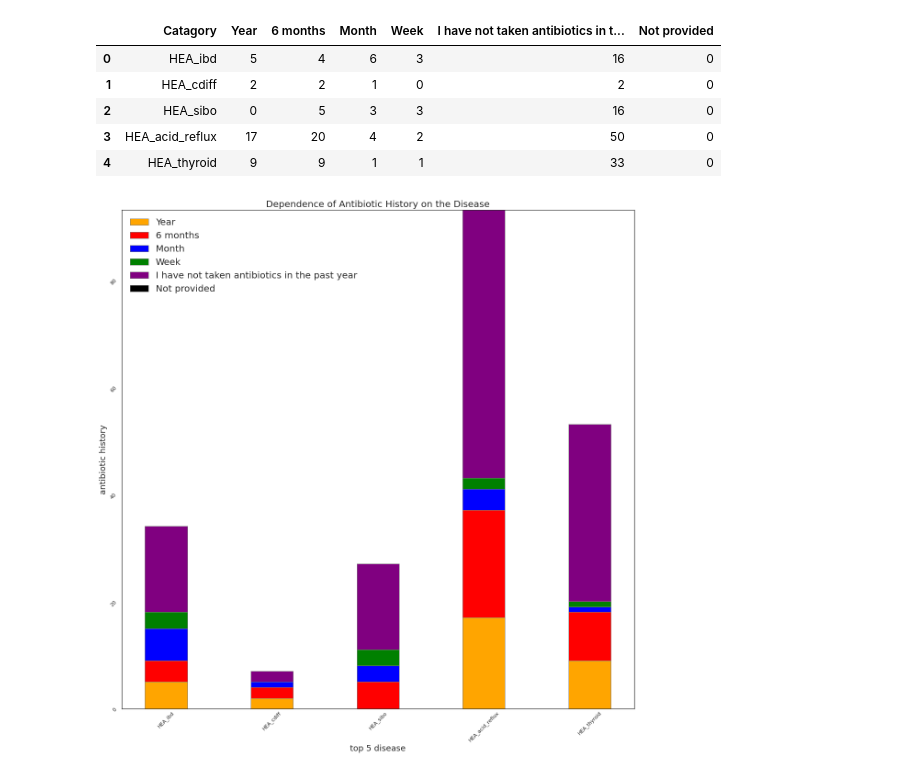
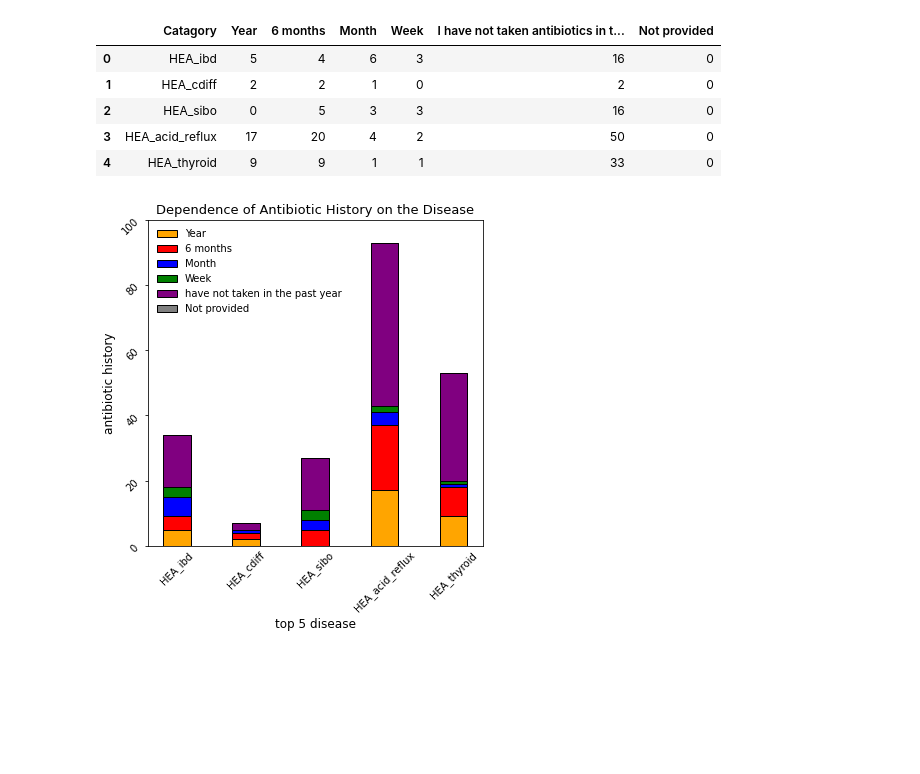
Before and after one commit to annawet/Poop-Power, a Jupyter notebook: w11_poop_visualization.ipynb, the cells around one changed output. Saved outputs shown, nothing was run; the diff lists cells and outputs as text; code cells hidden in the pictures; blank space fills up the shorter version.

```diff
--- a/w11_poop_visualization.ipynb
+++ b/w11_poop_visualization.ipynb
@@ -165,28 +166,29 @@ df
 # %%
 x = df['Catagory']
 y1 = df['Year']
 y2 = df['6 months']
 y3 =df['Month']
 y4 =df['Week']
 y5 =df['I have not taken antibiotics in the past year.']
 y6 =df['Not provided']
-plt.figure(figsize=(20, 20))
-plt.bar(x,y1,width=0.4,label='Year',color='orange',edgecolor='grey')
-plt.bar(x,y2,width=0.4,bottom=y1,label='6 months',color='red',edgecolor='grey')
-plt.bar(x,y3,width=0.4,bottom=y1+y2,label='Month',color='blue',edgecolor='grey')
-plt.bar(x,y4,width=0.4,bottom=y1+y2+y3,label='Week',color='green',edgecolor='grey')
-plt.bar(x,y5,width=0.4,bottom=y1+y2+y3+y4,label='I have not taken antibiotics in the past year',color='purple',edgecolor='grey')
-plt.bar(x,y6,width=0.4,bottom=y1+y2+y3+y4+y5,label='Not provided',color='black',edgecolor='grey')
+plt.figure(figsize=(6, 6))
+plt.bar(x,y1,width=0.4,label='Year',color='orange',edgecolor='black')
+plt.bar(x,y2,width=0.4,bottom=y1,label='6 months',color='red',edgecolor='black')
+plt.bar(x,y3,width=0.4,bottom=y1+y2,label='Month',color='blue',edgecolor='black')
+plt.bar(x,y4,width=0.4,bottom=y1+y2+y3,label='Week',color='green',edgecolor='black')
+plt.bar(x,y5,width=0.4,bottom=y1+y2+y3+y4,label='have not taken in the past year',color='purple',edgecolor='black')
+plt.bar(x,y6,width=0.4,bottom=y1+y2+y3+y4+y5,label='Not provided',color='grey',edgecolor='black')
 
 
 plt.tick_params(axis='x',length=0)
 plt.yticks(rotation=45)
 plt.xticks(rotation=45)
+plt.ylim(0,100)
 
-plt.xlabel('top 5 disease',fontsize=18)
-plt.ylabel('antibiotic history',fontsize=18)
-plt.title('Dependence of Antibiotic History on the Disease',fontsize=20)
-plt.legend(frameon=False,fontsize=20)
+plt.xlabel('top 5 disease',fontsize=12)
+plt.ylabel('antibiotic history',fontsize=12)
+plt.title('Dependence of Antibiotic History on the Disease',fontsize=13)
+plt.legend(loc=2,frameon=False,fontsize=10)
 plt.show()
 # %% [output]
-[figure, old version]
+[figure, new version]
```
Also changed, not shown: parts of 2 cells of this notebook.
